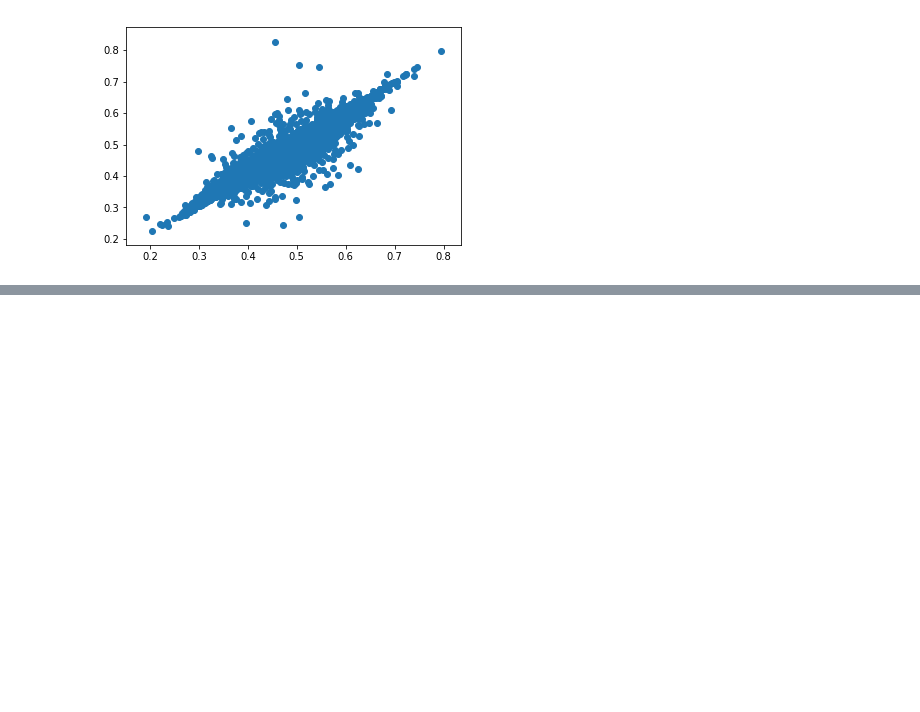
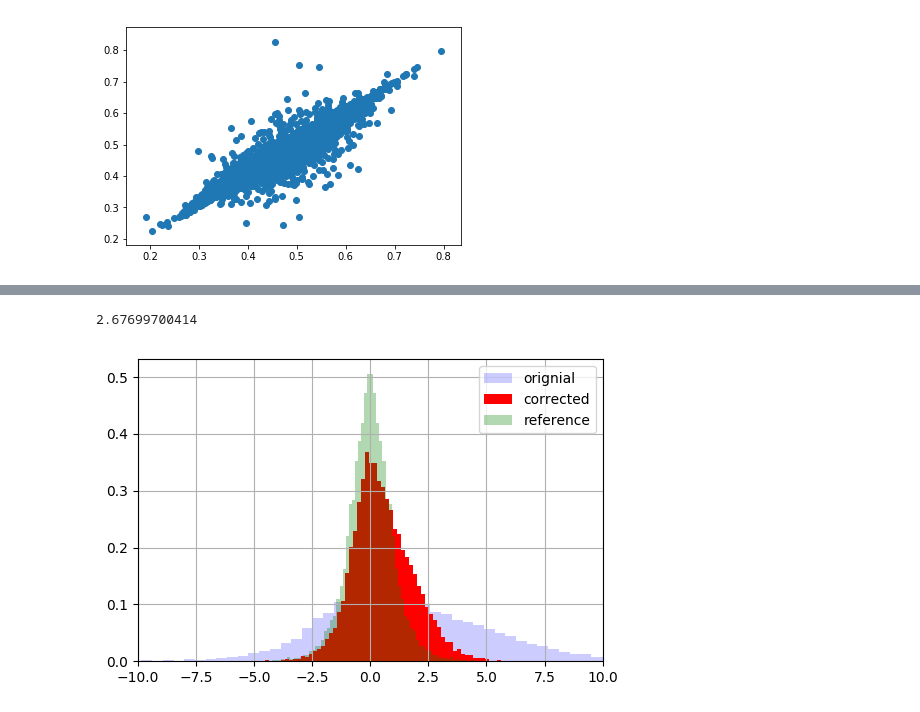
Before and after one commit to explorerwjy/DeepseqG9, a Jupyter notebook: Jiayao/src/Dat.ipynb, the cells around one changed output, grey strips where cells are left out. Cells and saved outputs as stored; diff of their text form; code cells hidden in the pictures; blank space fills up the shorter version.

```diff
--- a/Jiayao/src/Dat.ipynb
+++ b/Jiayao/src/Dat.ipynb
@@ -378,0 +446,21 @@ plt.show()
+# %%
+halfZ = [x for x in ucz if x < 0]
+tmp = halfZ[:]
+halfZ.extend([x*-1 for x in tmp])
+std = np.std(halfZ)
+ref = [x/std for x in halfZ]
+print std
+# %% [output]
+2.67699700414
+# %%
+cz = [x/std for x in ucz]
+fig, ax = plt.subplots(dpi=100)
+plt.hist(ucz, 100, color="blue", alpha=0.2, normed=1, label = "orignial")
+plt.hist(cz, 100, color="red", normed=1, label = "corrected")
+plt.hist(ref, 100, color="green", alpha = 0.3, normed=1, label = "reference")
+plt.xlim(-10, 10)
+plt.grid(True)
+plt.legend()
+plt.show()
+# %% [output]
+[figure, added]
```
Also changed, not shown: parts of 53 cells of this notebook.
